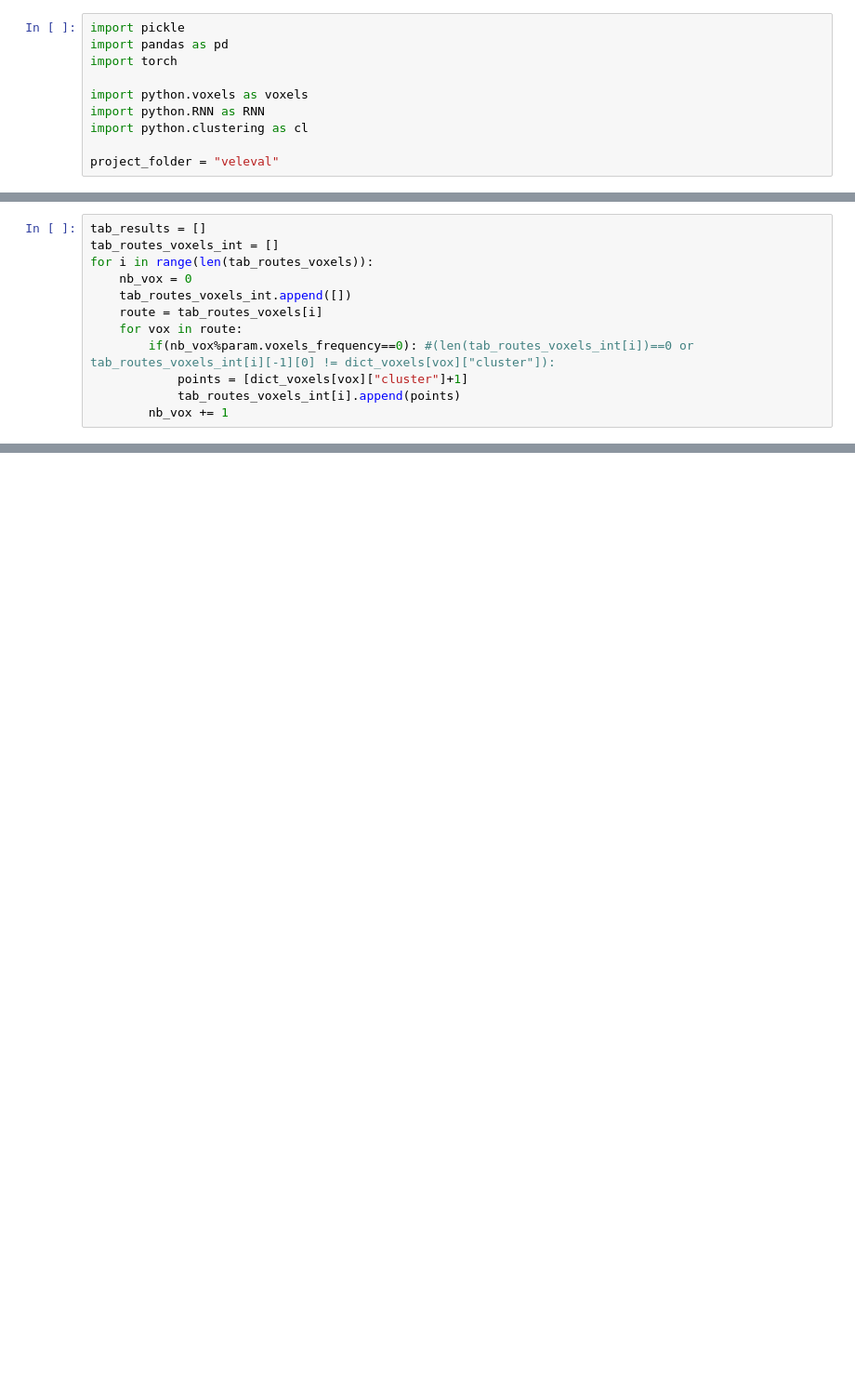
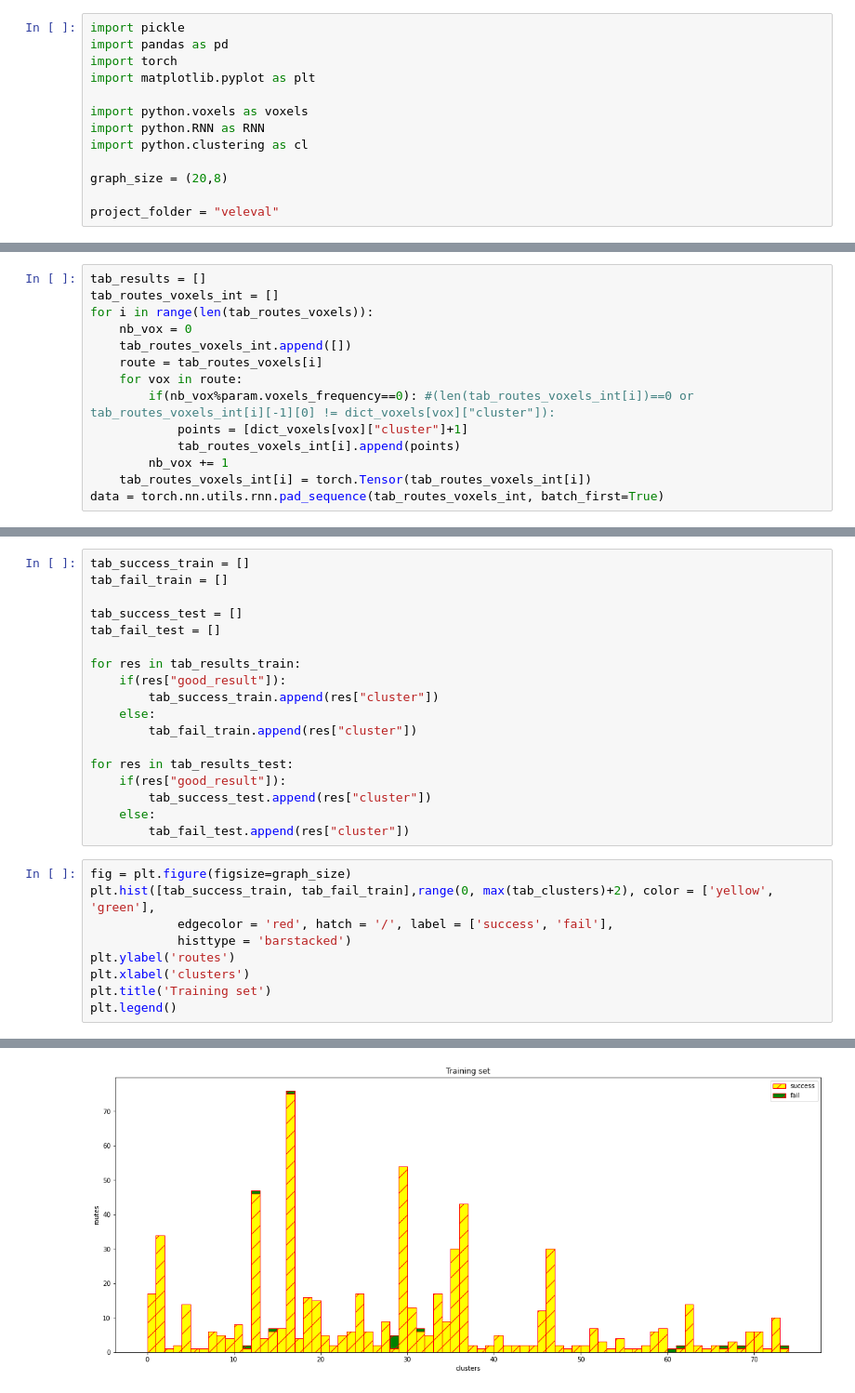
Before and after one commit to LucasMagnana/cycling-predictive-model, a Jupyter notebook: NN_analysis.ipynb, the cells around one changed output, grey strips where cells are left out. Shown: that part at 93% size. Cells and saved outputs as stored; diff of their text form; blank space fills up the shorter version.

```diff
--- a/NN_analysis.ipynb
+++ b/NN_analysis.ipynb
@@ -2,11 +2,14 @@
 import pickle
 import pandas as pd
 import torch
+import matplotlib.pyplot as plt
 
 import python.voxels as voxels
 import python.RNN as RNN
 import python.clustering as cl
 
+graph_size = (20,8)
+
 project_folder = "veleval"
 # %%
 with open("./files/"+project_folder+"/data_processed/osmnx_pathfinding_simplified.df",'rb') as infile:
@@ -52,3 +64,5 @@ for i in range(len(tab_routes_voxels)):
             points = [dict_voxels[vox]["cluster"]+1]
             tab_routes_voxels_int[i].append(points)
         nb_vox += 1
+    tab_routes_voxels_int[i] = torch.Tensor(tab_routes_voxels_int[i])
+data = torch.nn.utils.rnn.pad_sequence(tab_routes_voxels_int, batch_first=True)
@@ -92,0 +106,28 @@ print(len(tab_routes_voxels_int), len(tab_routes_voxels))
+# %%
+tab_success_train = []
+tab_fail_train = []
+
+tab_success_test = []
+tab_fail_test = []
+
+for res in tab_results_train:
+    if(res["good_result"]):
+        tab_success_train.append(res["cluster"])
+    else:
+        tab_fail_train.append(res["cluster"])
+
+for res in tab_results_test:
+    if(res["good_result"]):
+        tab_success_test.append(res["cluster"])
+    else:
+        tab_fail_test.append(res["cluster"])
+# %%
+fig = plt.figure(figsize=graph_size)
+plt.hist([tab_success_train, tab_fail_train],range(0, max(tab_clusters)+2), color = ['yellow', 'green'],
+            edgecolor = 'red', hatch = '/', label = ['success', 'fail'],
+            histtype = 'barstacked')
+plt.ylabel('routes')
+plt.xlabel('clusters')
+plt.title('Training set')
+plt.legend()
+# %% [output]
@@ -92,0 +135 @@ print(len(tab_routes_voxels_int), len(tab_routes_voxels))
+[figure, added]
```
Also changed, not shown: parts of 9 cells of this notebook, 15 other files.
